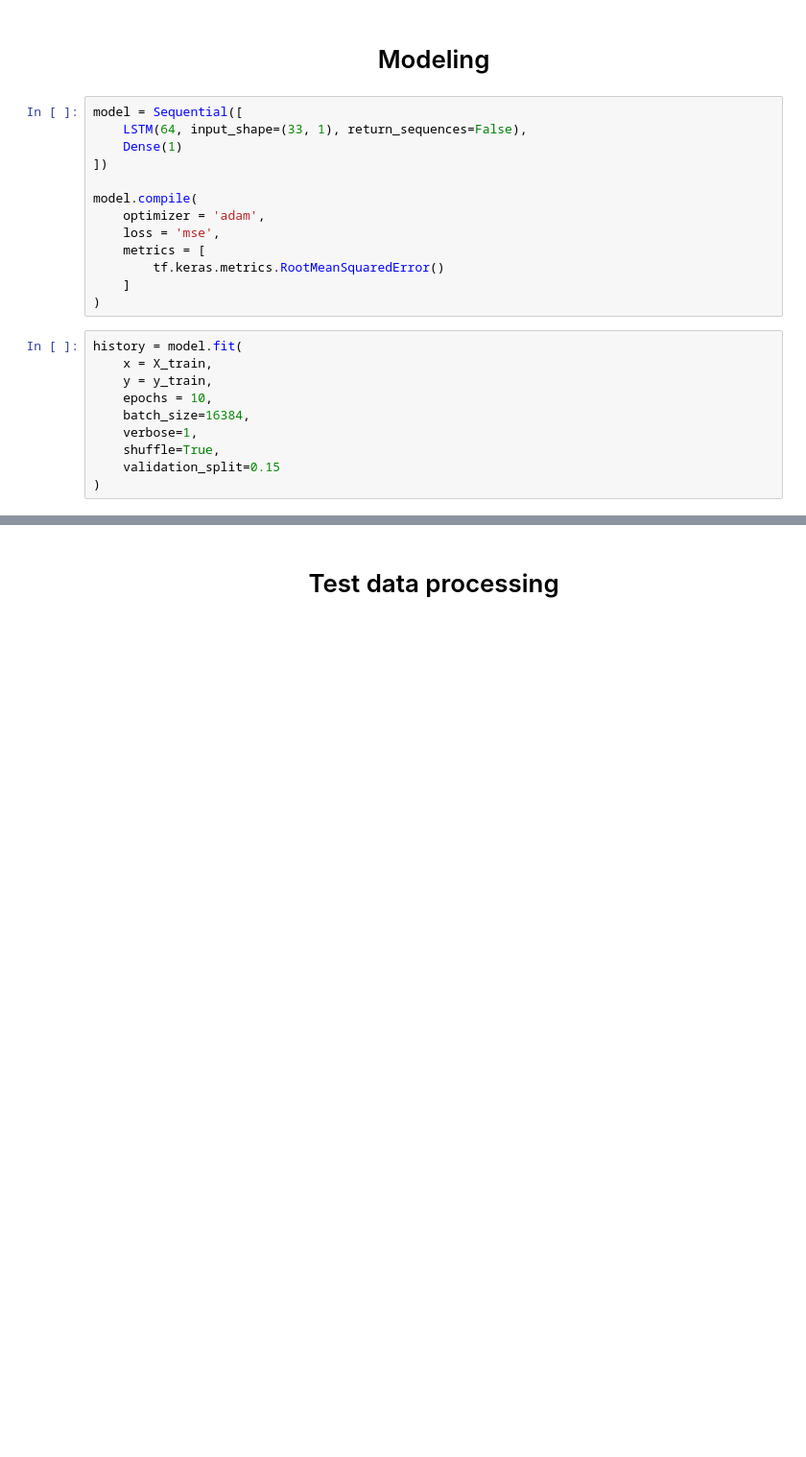
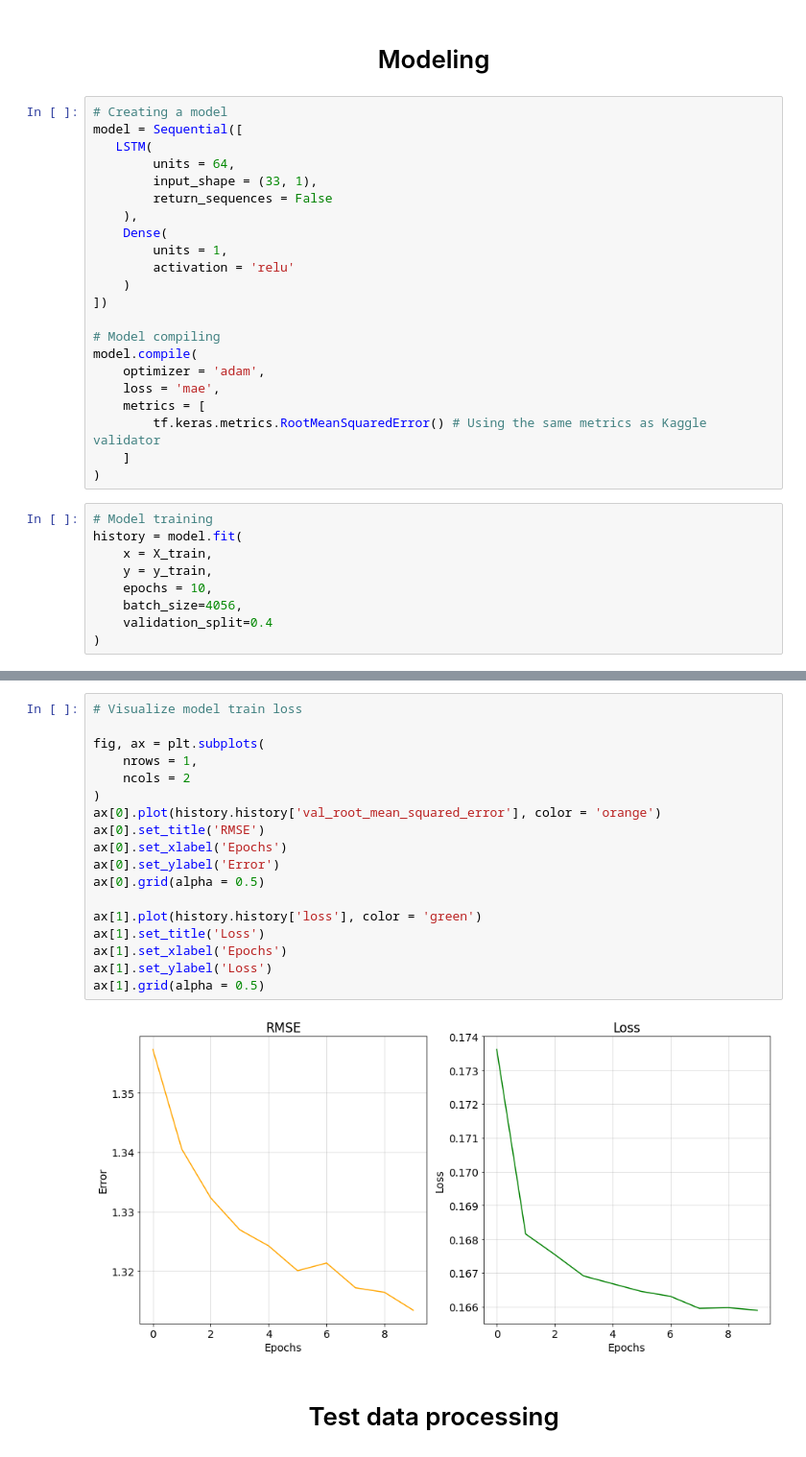
Before and after one commit to SergeantAndy/Predict-Future-Sales, a Jupyter notebook: predict-future-sales.ipynb, the cells around one changed output, grey strips where cells are left out. Shown: that part at 96% size. Saved outputs shown, nothing was run; the diff lists cells and outputs as text; blank space fills up the shorter version.

Commit message:
Added comments and loss/error plots

```diff
--- a/predict-future-sales.ipynb
+++ b/predict-future-sales.ipynb
@@ -267,27 +274,35 @@ y_train = train_data_pivot.iloc[:, -1]
 # %% [markdown]
 # <center> Modeling
 # %%
+# Creating a model
 model = Sequential([
-    LSTM(64, input_shape=(33, 1), return_sequences=False),
-    Dense(1)
+   LSTM(
+        units = 64,
+        input_shape = (33, 1),
+        return_sequences = False
+    ),
+    Dense(
+        units = 1,
+        activation = 'relu'
+    )
 ])
 
+# Model compiling
 model.compile(
     optimizer = 'adam',
-    loss = 'mse',
+    loss = 'mae',
     metrics = [
-        tf.keras.metrics.RootMeanSquaredError()
+        tf.keras.metrics.RootMeanSquaredError() # Using the same metrics as Kaggle validator
     ]
 )
 # %%
+# Model training
 history = model.fit(
     x = X_train,
     y = y_train,
     epochs = 10,
-    batch_size=16384,
-    verbose=1,
-    shuffle=True,
-    validation_split=0.15
+    batch_size=4056,
+    validation_split=0.4
 )
 # %% [output]
 Epoch 1/10
@@ -304,3 +328,23 @@ plt.plot(history.history['loss'])
+# %%
+# Visualize model train loss
+
+fig, ax = plt.subplots(
+    nrows = 1,
+    ncols = 2
+)
+ax[0].plot(history.history['val_root_mean_squared_error'], color = 'orange')
+ax[0].set_title('RMSE')
+ax[0].set_xlabel('Epochs')
+ax[0].set_ylabel('Error')
+ax[0].grid(alpha = 0.5)
+
+ax[1].plot(history.history['loss'], color = 'green')
+ax[1].set_title('Loss')
+ax[1].set_xlabel('Epochs')
+ax[1].set_ylabel('Loss')
+ax[1].grid(alpha = 0.5)
+# %% [output]
+[figure, added]
 # %% [markdown]
 # <center> Test data processing
 # %%
```
Also changed, not shown: parts of 12 cells of this notebook.
